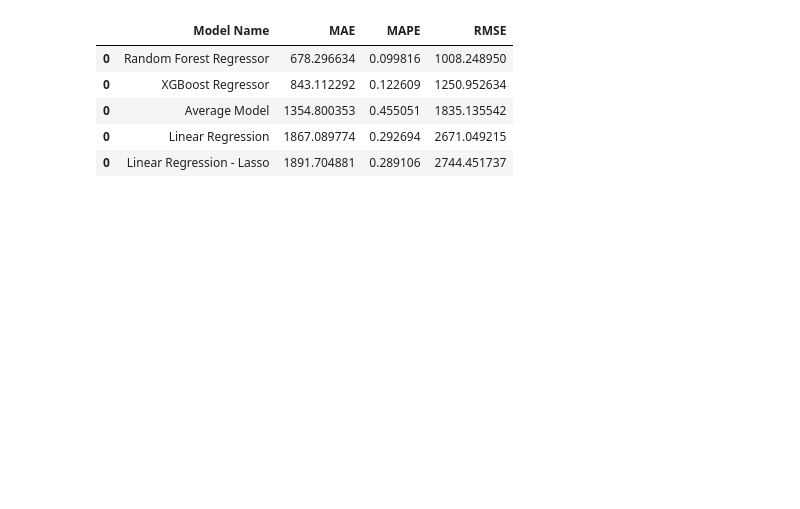
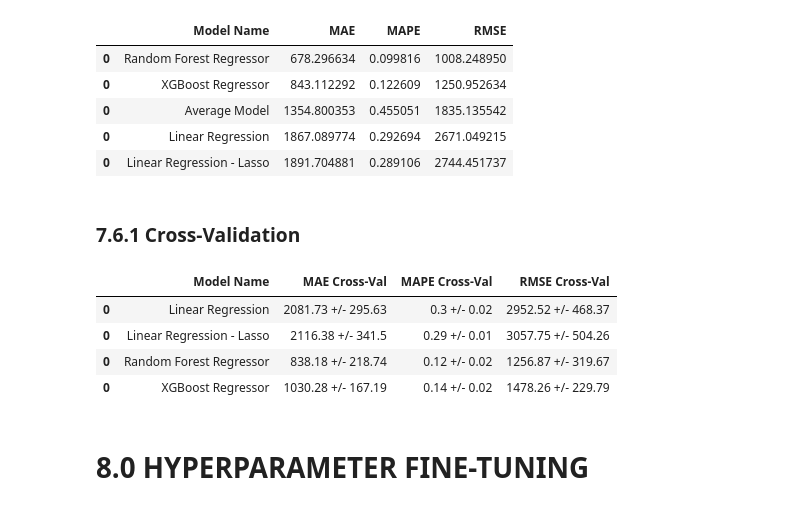
Before and after one commit to brian-oliveira/rossmann-sales-prediction, a Jupyter notebook: main.ipynb, the cells around one changed output. Cells and saved outputs as stored; diff of their text form; code cells hidden in the pictures; blank space fills up the shorter version.

Commit message:
Finalizada a implementação dos modelos

```diff
--- a/main.ipynb
+++ b/main.ipynb
@@ -898,0 +953,3 @@ lr_result
+# %%
+lr_result_cv = cross_validation(x_training, 5, 'Linear Regression', lr, verbose=False)
+lr_result_cv
@@ -913,0 +976,3 @@ lrr_result
+# %%
+lrr_result_cv = cross_validation(x_training, 5, 'Linear Regression - Lasso', lrr, verbose=False)
+lrr_result_cv
@@ -928,0 +999,3 @@ rf_result
+# %%
+rf_result_cv = cross_validation(x_training, 5, 'Random Forest Regressor ', rf, verbose=True)
+rf_result_cv
@@ -948,0 +1032,3 @@ xgb_result
+# %%
+model_xgb_result_cv = cross_validation(x_training, 5, 'XGBoost Regressor ', model_xgb, verbose=True)
+model_xgb_result_cv
@@ -958,3 +1054,16 @@ modelling_result.sort_values('RMSE')
 | 0 | Average Model | 1354.800353 | 0.455051 | 1835.135542 |
 | 0 | Linear Regression | 1867.089774 | 0.292694 | 2671.049215 |
 | 0 | Linear Regression - Lasso | 1891.704881 | 0.289106 | 2744.451737 |
+# %% [markdown]
+### 7.6.1 Cross-Validation
+# %%
+modelling_result_cv = pd.concat([lr_result_cv, lrr_result_cv, rf_result_cv, model_xgb_result_cv])
+modelling_result_cv
+# %% [output]
+|  | Model Name | MAE Cross-Val | MAPE Cross-Val | RMSE Cross-Val |
+| 0 | Linear Regression | 2081.73 +/- 295.63 | 0.3 +/- 0.02 | 2952.52 +/- 468.37 |
+| 0 | Linear Regression - Lasso | 2116.38 +/- 341.5 | 0.29 +/- 0.01 | 3057.75 +/- 504.26 |
+| 0 | Random Forest Regressor | 838.18 +/- 218.74 | 0.12 +/- 0.02 | 1256.87 +/- 319.67 |
+| 0 | XGBoost Regressor | 1030.28 +/- 167.19 | 0.14 +/- 0.02 | 1478.26 +/- 229.79 |
+# %% [markdown]
+# 8.0 HYPERPARAMETER FINE-TUNING
```
Also changed, not shown: parts of 15 cells of this notebook.
